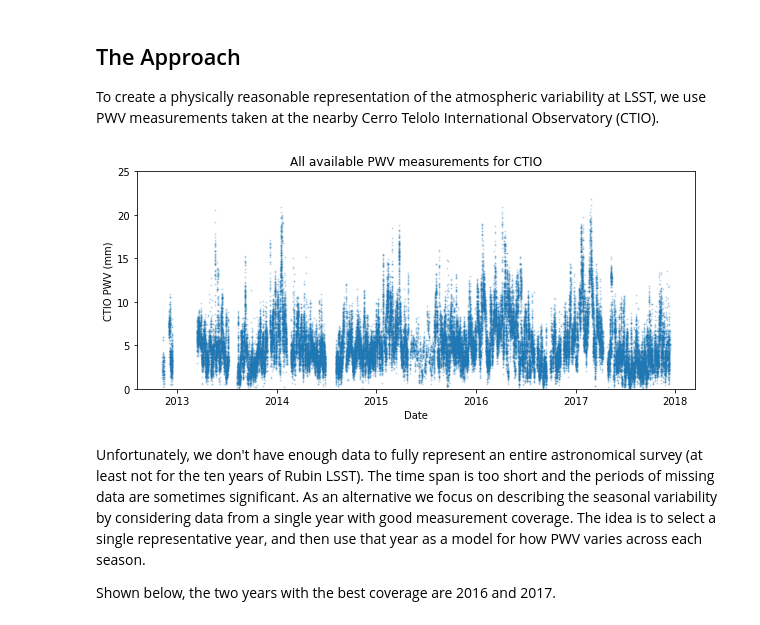
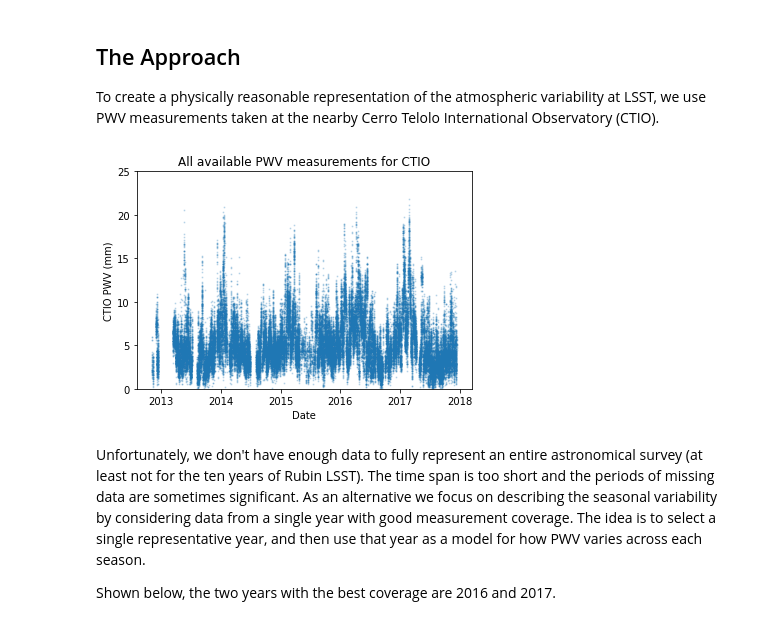
Before and after one commit to LSSTDESC/SN-PWV, a Jupyter notebook: notebooks/pwv_modeling.ipynb, the cells around one changed output. Cells and saved outputs as stored; diff of their text form; code cells hidden in the pictures.

Commit message:
Figure updates (#172)
* Size and formatting edits to PWV modeling figures

* Adds figures comparing SN and G2 spectrum over lsst filters

```diff
--- a/notebooks/pwv_modeling.ipynb
+++ b/notebooks/pwv_modeling.ipynb
@@ -21,14 +25,14 @@ ctio.download_available_data(year=range(2012, 2018))
 # %%
 ctio_weather = ctio.weather_data()
 
-ctio_weather.reset_index().plot.scatter('date', 'PWV', s=1, figsize=(10, 4), alpha=.2)
+ctio_weather.reset_index().plot.scatter('date', 'PWV', s=1, alpha=.2)
 plt.ylabel('CTIO PWV (mm)')
 plt.xlabel('Date')
 plt.title('All available PWV measurements for CTIO')
 plt.ylim(0, 25)
 plt.show()
 # %% [output]
-[figure, old version]
+[figure, new version]
 # %% [markdown]
 Unfortunately, we don't have enough data to fully represent an entire astronomical survey (at least not for the ten years of Rubin LSST). The time span is too short and the periods of missing data are sometimes significant.
 As an alternative we focus on describing the seasonal variability by considering data from a single year with good measurement coverage. The idea is to select a single representative year, and then use that year as a model for how PWV varies across each season.
```
Also changed, not shown: parts of 12 cells of this notebook, 2 other files.
